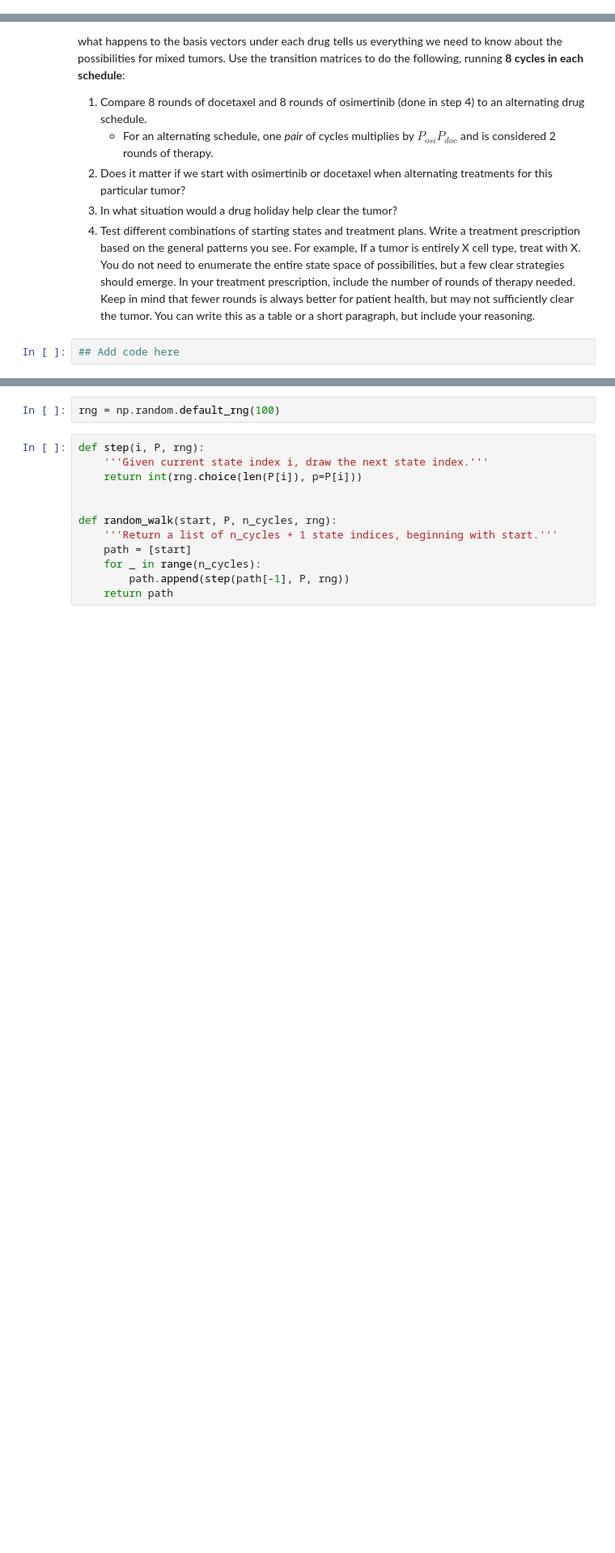
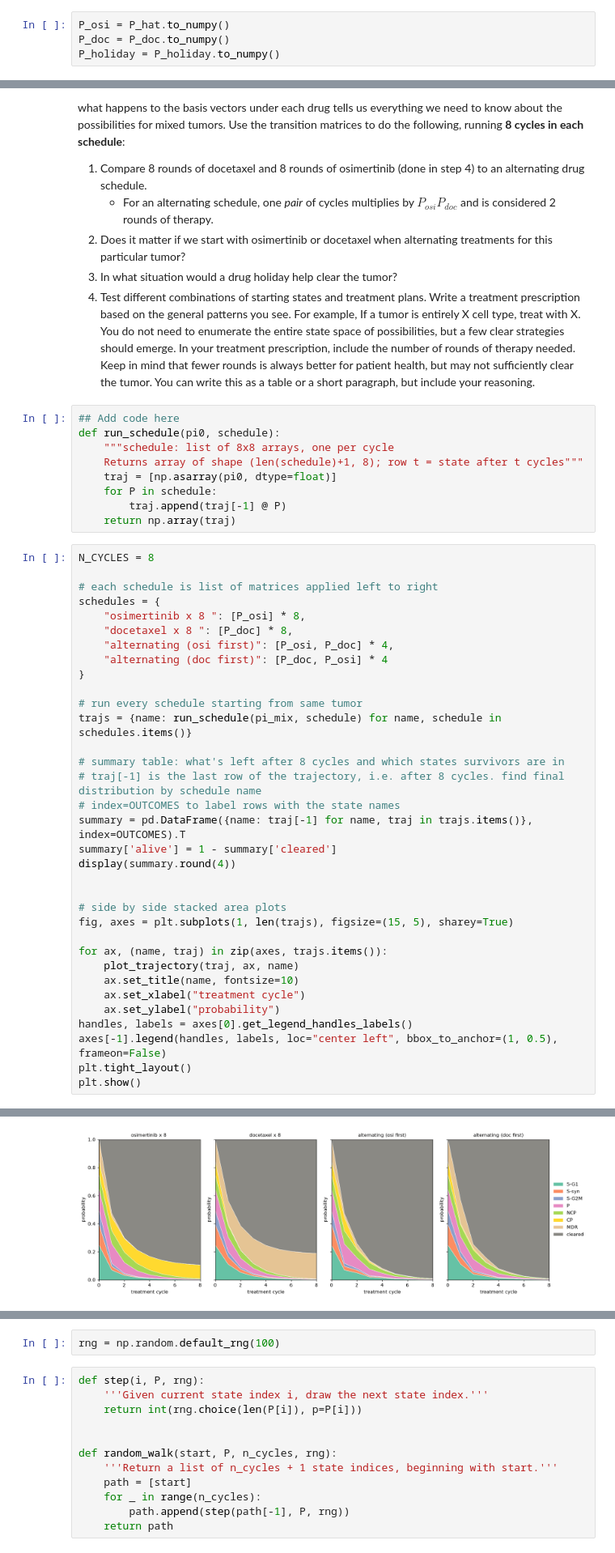
Before and after one commit to evanblizzard/uu_markov, a Jupyter notebook: lab_2/Lab09_markov_chain_cells.ipynb, the cells around one changed output, grey strips where cells are left out. Shown at 81% size. Saved outputs shown, nothing was run; the diff lists cells and outputs as text; blank space fills up the shorter version.

Commit message:
finished the schedule question

```diff
--- a/lab_2/Lab09_markov_chain_cells.ipynb
+++ b/lab_2/Lab09_markov_chain_cells.ipynb
@@ -472,3 +528,7 @@ AttributeError: 'numpy.ndarray' object has no attribute 'to_numpy'
+# %%
+P_osi = P_hat.to_numpy()
+P_doc = P_doc.to_numpy()
+P_holiday = P_holiday.to_numpy()
 # %% [markdown]
 ## 5. Drug schedule strategies
 
@@ -480,3 +540,45 @@ We can answer a LOT of questions about what treatment strategy is best, just bas
 4. Test different combinations of starting states and treatment plans. Write a treatment prescription based on the general patterns you see. For example, If a tumor is entirely X cell type, treat with X. You do not need to enumerate the entire state space of possibilities, but a few clear strategies should emerge. In your treatment prescription, include the number of rounds of therapy needed. Keep in mind that fewer rounds is always better for patient health, but may not sufficiently clear the tumor. You can write this as a table or a short paragraph, but include your reasoning.
 # %%
 ## Add code here
+def run_schedule(pi0, schedule):
+    """schedule: list of 8x8 arrays, one per cycle
+    Returns array of shape (len(schedule)+1, 8); row t = state after t cycles"""
+    traj = [np.asarray(pi0, dtype=float)]
+    for P in schedule:
+        traj.append(traj[-1] @ P)
+    return np.array(traj)
+# %%
+N_CYCLES = 8
+
+# each schedule is list of matrices applied left to right
+schedules = {
+    "osimertinib x 8 ": [P_osi] * 8,
+    "docetaxel x 8 ": [P_doc] * 8,
+    "alternating (osi first)": [P_osi, P_doc] * 4,
+    "alternating (doc first)": [P_doc, P_osi] * 4
+}
+
+# run every schedule starting from same tumor
+trajs = {name: run_schedule(pi_mix, schedule) for name, schedule in schedules.items()}
+
+# summary table: what's left after 8 cycles and which states survivors are in
+# traj[-1] is the last row of the trajectory, i.e. after 8 cycles. find final distribution by schedule name
+# index=OUTCOMES to label rows with the state names
+summary = pd.DataFrame({name: traj[-1] for name, traj in trajs.items()}, index=OUTCOMES).T
+summary['alive'] = 1 - summary['cleared']
+display(summary.round(4))
+
+
+# side by side stacked area plots
+fig, axes = plt.subplots(1, len(trajs), figsize=(15, 5), sharey=True)
+
+for ax, (name, traj) in zip(axes, trajs.items()):
+    plot_trajectory(traj, ax, name)
+    ax.set_title(name, fontsize=10)
+    ax.set_xlabel("treatment cycle")
+    ax.set_ylabel("probability")
+handles, labels = axes[0].get_legend_handles_labels()
+axes[-1].legend(handles, labels, loc="center left", bbox_to_anchor=(1, 0.5), frameon=False)
+plt.tight_layout()
+plt.show()
+# %% [output]
@@ -482,0 +590 @@ We can answer a LOT of questions about what treatment strategy is best, just bas
+[figure, added]
```
Also changed, not shown: parts of 23 cells of this notebook.
